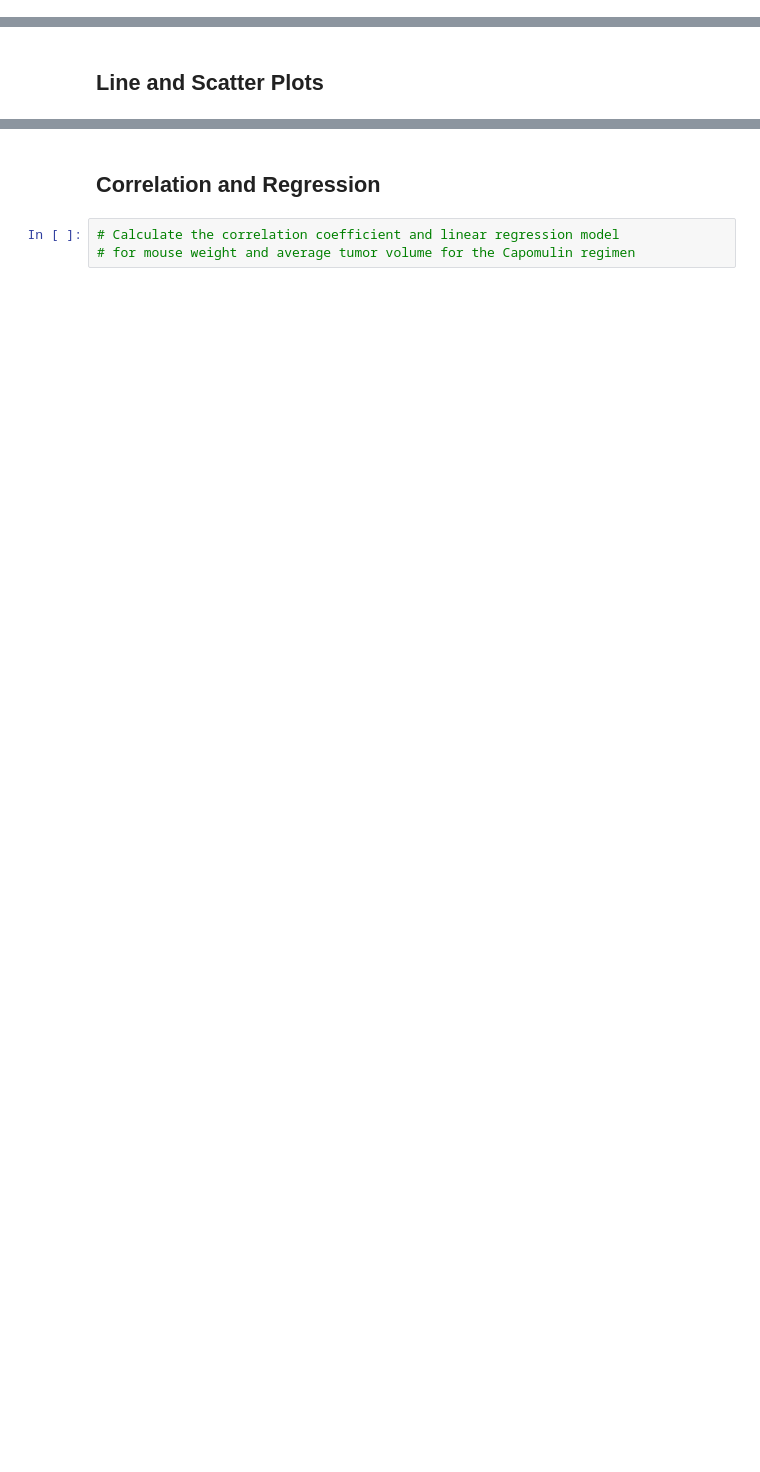
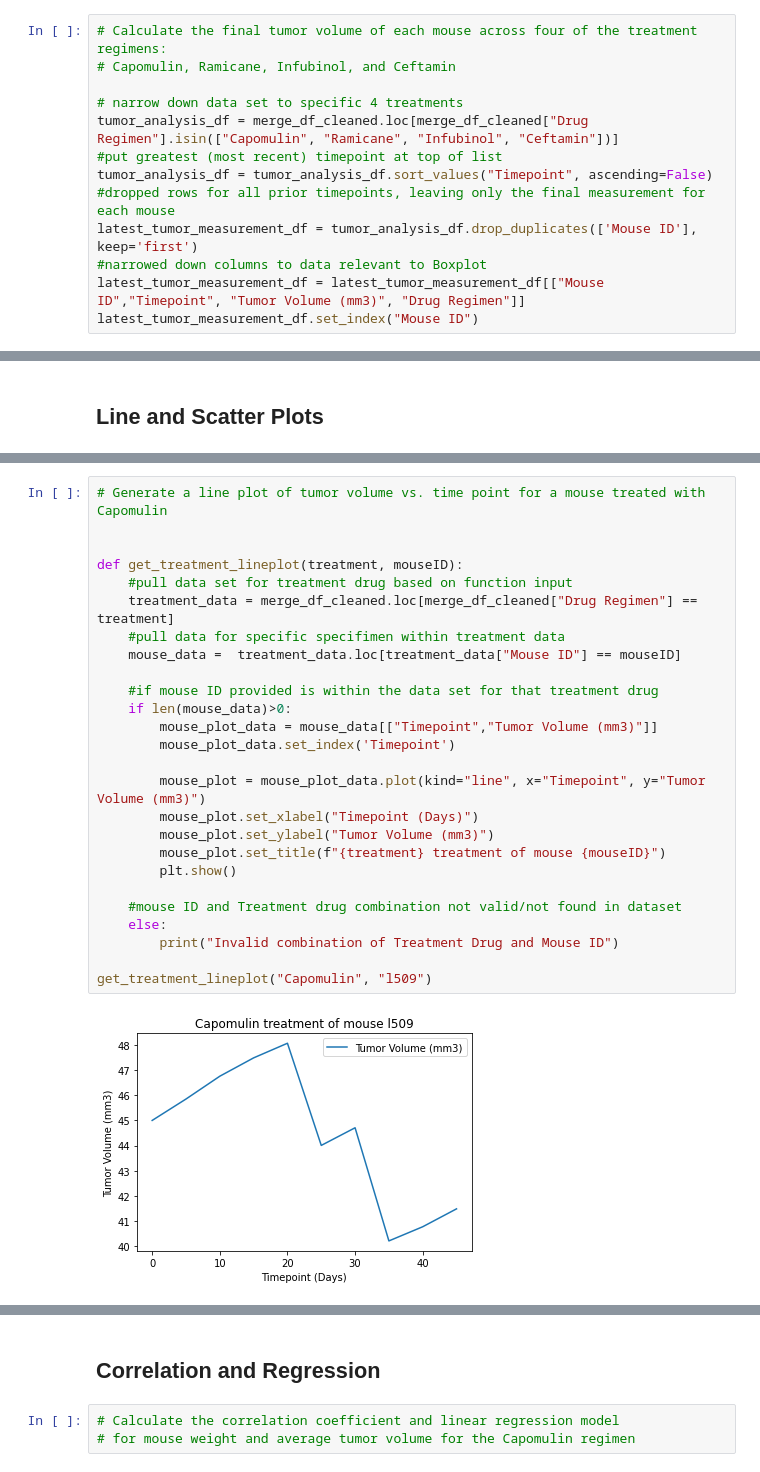
Before and after one commit to codyallison/matplotlib-challenge, a Jupyter notebook: Pymaceuticals/pymaceuticals_starter.ipynb, the cells around one changed output, grey strips where cells are left out. Drawn from its saved outputs; the diff is of its cells as text; blank space fills up the shorter version.

```diff
--- a/Pymaceuticals/pymaceuticals_starter.ipynb
+++ b/Pymaceuticals/pymaceuticals_starter.ipynb
@@ -191,0 +188,13 @@ Ceftamin's potential outliers: Series([], Name: Tumor Volume (mm3), dtype: float
+# %%
+# Calculate the final tumor volume of each mouse across four of the treatment regimens:
+# Capomulin, Ramicane, Infubinol, and Ceftamin
+
+# narrow down data set to specific 4 treatments
+tumor_analysis_df = merge_df_cleaned.loc[merge_df_cleaned["Drug Regimen"].isin(["Capomulin", "Ramicane", "Infubinol", "Ceftamin"])]
+#put greatest (most recent) timepoint at top of list
+tumor_analysis_df = tumor_analysis_df.sort_values("Timepoint", ascending=False)
+#dropped rows for all prior timepoints, leaving only the final measurement for each mouse
+latest_tumor_measurement_df = tumor_analysis_df.drop_duplicates(['Mouse ID'], keep='first')
+#narrowed down columns to data relevant to Boxplot
+latest_tumor_measurement_df = latest_tumor_measurement_df[["Mouse ID","Timepoint", "Tumor Volume (mm3)", "Drug Regimen"]]
+latest_tumor_measurement_df.set_index("Mouse ID")
@@ -205,0 +286,28 @@ Ceftamin's potential outliers: Series([], Name: Tumor Volume (mm3), dtype: float
+# %%
+# Generate a line plot of tumor volume vs. time point for a mouse treated with Capomulin
+
+
+def get_treatment_lineplot(treatment, mouseID):
+    #pull data set for treatment drug based on function input
+    treatment_data = merge_df_cleaned.loc[merge_df_cleaned["Drug Regimen"] == treatment]
+    #pull data for specific specifimen within treatment data
+    mouse_data =  treatment_data.loc[treatment_data["Mouse ID"] == mouseID]
+
+    #if mouse ID provided is within the data set for that treatment drug
+    if len(mouse_data)>0:
+        mouse_plot_data = mouse_data[["Timepoint","Tumor Volume (mm3)"]]
+        mouse_plot_data.set_index('Timepoint')
+
+        mouse_plot = mouse_plot_data.plot(kind="line", x="Timepoint", y="Tumor Volume (mm3)")
+        mouse_plot.set_xlabel("Timepoint (Days)")
+        mouse_plot.set_ylabel("Tumor Volume (mm3)")
+        mouse_plot.set_title(f"{treatment} treatment of mouse {mouseID}")
+        plt.show()
+
+    #mouse ID and Treatment drug combination not valid/not found in dataset
+    else:
+        print("Invalid combination of Treatment Drug and Mouse ID")
+
+get_treatment_lineplot("Capomulin", "l509")
+# %% [output]
+[figure, added]
```
Also changed, not shown: parts of 17 cells of this notebook.
